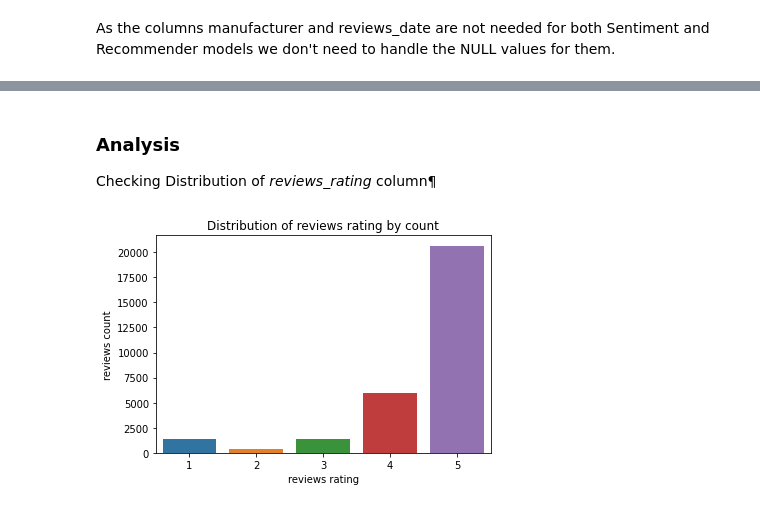
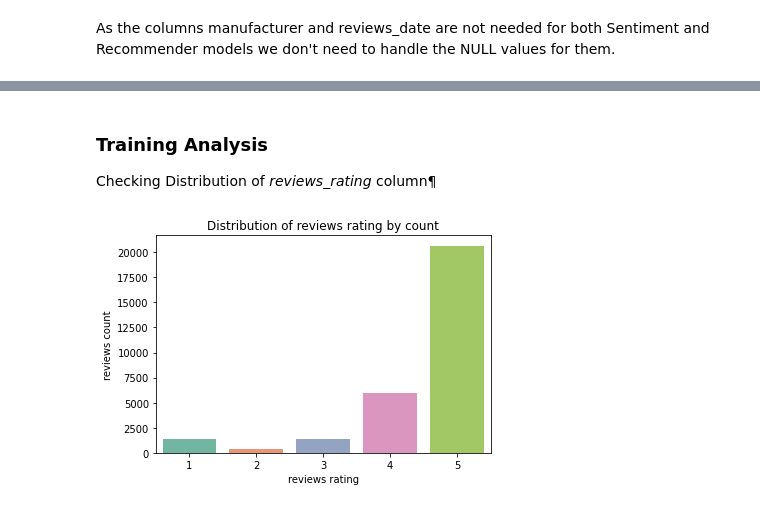
Before and after one commit to nick09fab/ML-Deployment, a Jupyter notebook: Recommendation_Systems/Sentiment_Analysis.ipynb, the cells around one changed output, grey strips where cells are left out. Drawn from its saved outputs; the diff is of its cells as text; code cells hidden in the pictures.

```diff
--- a/Recommendation_Systems/Sentiment_Analysis.ipynb
+++ b/Recommendation_Systems/Sentiment_Analysis.ipynb
@@ -89,7 +89,7 @@ from sklearn.metrics import confusion_matrix, classification_report, roc_auc_sco
 # %%
 import os
 cwd = os.getcwd()
-df_reviews = pd.read_csv(cwd + "/user_reviews.csv")
+df_reviews = pd.read_csv(cwd + "/user_reviews.csv", parse_dates= ['reviews_date'])
 df_reviews.shape
 # %% [output]
 (30000, 15)
@@ -251,0 +246,3 @@ df_clean.head()
+# %%
+# map the categorical user_sentiment to numerical 1 or 0 for modelling
+df_clean['user_sentiment'] = df_reviews['user_sentiment'].map({'Positive':1,'Negative':0})
@@ -251,0 +331,11 @@ df_clean.head()
+# %%
+"""
+Updating the user_sentiment so that its relevant to the model
+Part of pre-processing
+"""
+
+
+df_clean.loc[(df_clean["user_sentiment"]==1) & (df_clean["reviews_rating"]<4), "user_sentiment"] = 0
+df_clean.loc[(df_clean["user_sentiment"]==0) & (df_clean["reviews_rating"]>=4), "user_sentiment"] = 1
+
+pd.crosstab(df_clean['user_sentiment'], df_clean['reviews_rating'], margins=True)
@@ -252,10 +348,14 @@ df_clean.head()
 # %% [markdown]
-### Analysis
+### Training Analysis
 
 
 Checking Distribution of *reviews_rating* column¶
 # %%
-sns.countplot(x = 'reviews_rating', data = df_clean).set(title="Distribution of reviews rating by count", xlabel="reviews rating", ylabel="reviews count")
+sns.countplot(x = 'reviews_rating',
+              data = df_clean,
+              palette= 'Set2').set(title="Distribution of reviews rating by count",
+                                                         xlabel="reviews rating",
+                                                         ylabel="reviews count")
 plt.show()
 # %% [output]
-[figure, old version]
+[figure, new version]
```
Also changed, not shown: parts of 39 cells of this notebook.
